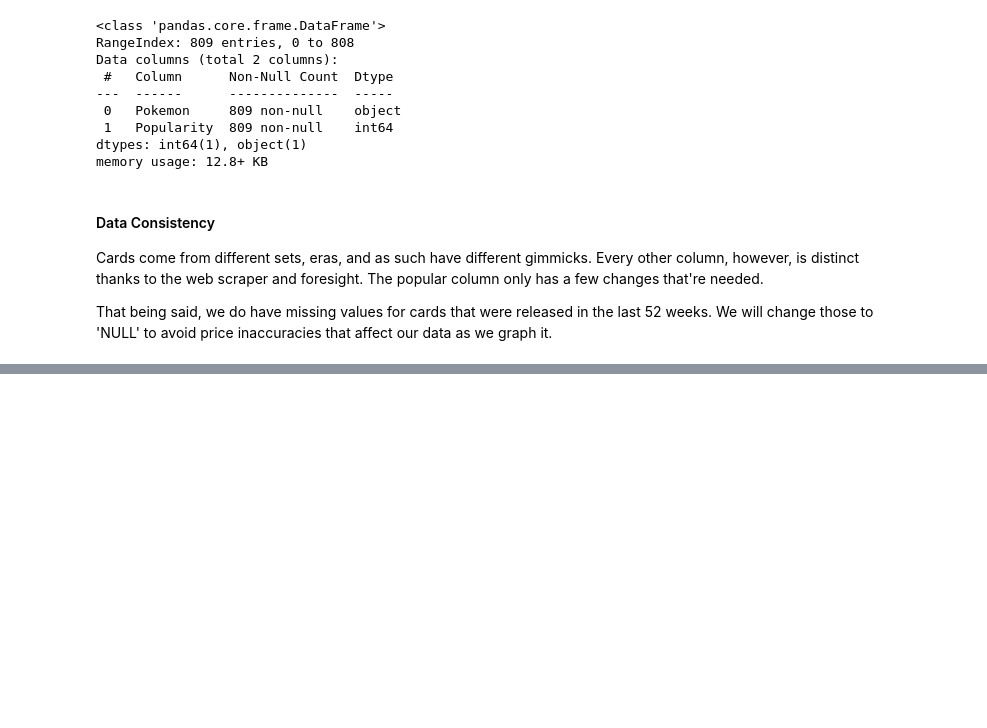
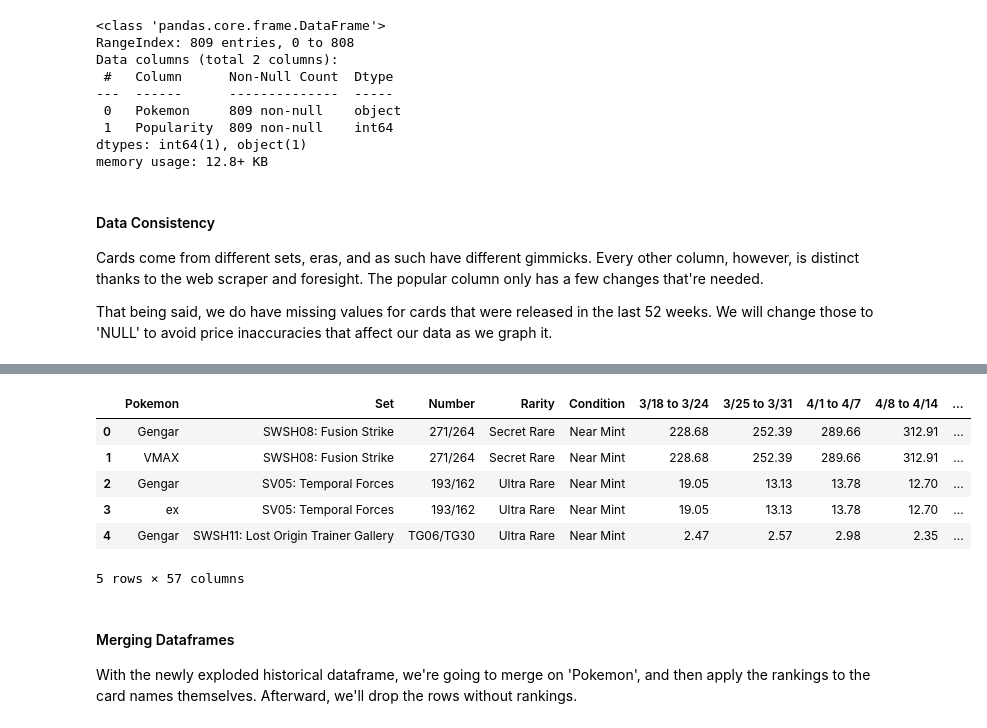
Before and after one commit to jared-joering/pokemon_tcg_projects, a Jupyter notebook: price-history-pokemon-cards.ipynb, the cells around one changed output, grey strips where cells are left out. Drawn from its saved outputs; the diff is of its cells as text; code cells hidden in the pictures; blank space fills up the shorter version.

Commit message:
split, explode, renamed 'Card' to 'Pokemon', and then merged on 'Pokemon'

```diff
--- a/price-history-pokemon-cards.ipynb
+++ b/price-history-pokemon-cards.ipynb
@@ -165,10 +160,0 @@ This part is a little tricky as some cards aren't simply known by '*Pikachu*', '
-# %%
-# creating keys for a cross-join
-hist_clean["Key"] = 1
-pop_clean["Key"] = 1
-
-# left-joining on hist_clean and creating a new merged dataframe
-merged_df = pd.concat([hist_clean, pop_clean], axis = 1).reindex(hist_clean.index)
-
-# the new, very dirty, df
-merged_df.head()
@@ -182,0 +165,21 @@ merged_df.head()
+# %%
+# we split the text in the cells on whitespace, then explode
+hist_expand = hist_clean.assign(Card = hist_clean['Card'].str.split()).explode('Card', ignore_index = True)
+
+# renaming 'Card' to 'Pokemon'
+hist_expand.rename(columns = {'Card': 'Pokemon'}, inplace = True)
+
+# checking
+hist_expand.head()
+# %% [output]
+|  | Pokemon | Set | Number | Rarity | Condition | 3/18 to 3/24 | 3/25 to 3/31 | 4/1 to 4/7 | 4/8 to 4/14 | ... |
+| 0 | Gengar | SWSH08: Fusion Strike | 271/264 | Secret Rare | Near Mint | 228.68 | 252.39 | 289.66 | 312.91 | ... |
+| 1 | VMAX | SWSH08: Fusion Strike | 271/264 | Secret Rare | Near Mint | 228.68 | 252.39 | 289.66 | 312.91 | ... |
+| 2 | Gengar | SV05: Temporal Forces | 193/162 | Ultra Rare | Near Mint | 19.05 | 13.13 | 13.78 | 12.70 | ... |
+| 3 | ex | SV05: Temporal Forces | 193/162 | Ultra Rare | Near Mint | 19.05 | 13.13 | 13.78 | 12.70 | ... |
+| 4 | Gengar | SWSH11: Lost Origin Trainer Gallery | TG06/TG30 | Ultra Rare | Near Mint | 2.47 | 2.57 | 2.98 | 2.35 | ... |
+5 rows × 57 columns
+# %% [markdown]
+#### Merging Dataframes
+
+With the newly exploded historical dataframe, we're going to merge on 'Pokemon', and then apply the rankings to the card names themselves.  Afterward, we'll drop the rows without rankings.
```
Also changed, not shown: parts of 9 cells of this notebook.
